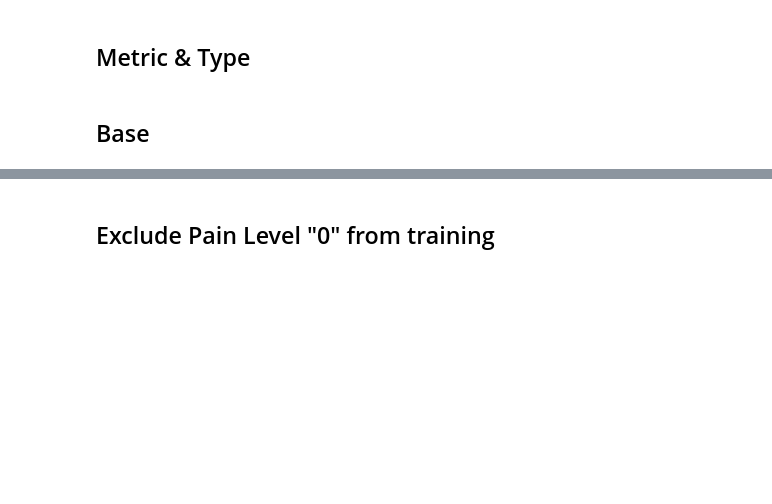
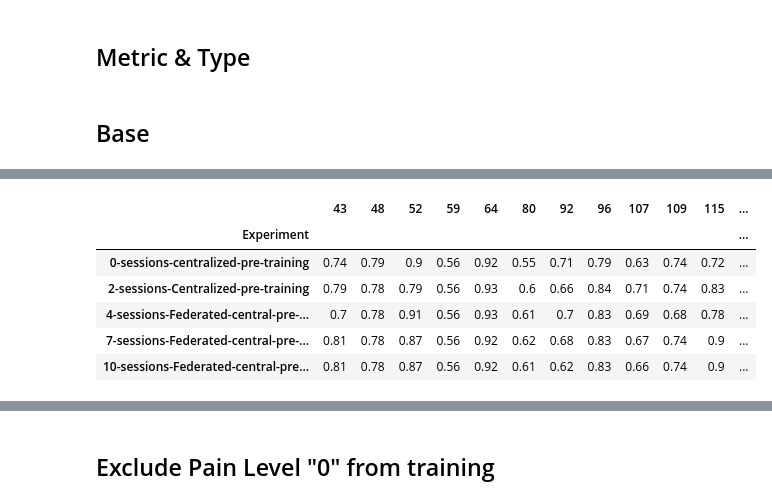
Before and after one commit to ntobis/federated-machine-learning, a Jupyter notebook: Notebooks/Table Preparation.ipynb, the cells around one changed output, grey strips where cells are left out. Saved outputs shown, nothing was run; the diff lists cells and outputs as text; code cells hidden in the pictures; blank space fills up the shorter version.

```diff
--- a/Notebooks/Table Preparation.ipynb
+++ b/Notebooks/Table Preparation.ipynb
@@ -31,3 +91,15 @@ view_by = 'person'
+# %%
+EXPERIMENT = os.path.join(RESULTS, 'NEW', '132 - Seed 132 - Sessions NEW')
+results['Base'] = rE.results_table(EXPERIMENT, metric, view_by, subjects, pivot)
+results['Base']
+# %% [output]
+|  | 43 | 48 | 52 | 59 | 64 | 80 | 92 | 96 | 107 | 109 | 115 | ... |
+| Experiment |  |  |  |  |  |  |  |  |  |  |  | ... |
+| 0-sessions-centralized-pre-training | 0.74 | 0.79 | 0.9 | 0.56 | 0.92 | 0.55 | 0.71 | 0.79 | 0.63 | 0.74 | 0.72 | ... |
+| 2-sessions-Centralized-pre-training | 0.79 | 0.78 | 0.79 | 0.56 | 0.93 | 0.6 | 0.66 | 0.84 | 0.71 | 0.74 | 0.83 | ... |
+| 4-sessions-Federated-central-pre-... | 0.7 | 0.78 | 0.91 | 0.56 | 0.93 | 0.61 | 0.7 | 0.83 | 0.69 | 0.68 | 0.78 | ... |
+| 7-sessions-Federated-central-pre-... | 0.81 | 0.78 | 0.87 | 0.56 | 0.92 | 0.62 | 0.68 | 0.83 | 0.67 | 0.74 | 0.9 | ... |
+| 10-sessions-Federated-central-pre... | 0.81 | 0.78 | 0.87 | 0.56 | 0.92 | 0.61 | 0.62 | 0.83 | 0.66 | 0.74 | 0.9 | ... |
 # %%
 EXPERIMENT = os.path.join(RESULTS, '1 - CNN - Base')
 results['Base'] = rE.results_table(EXPERIMENT, metric, view_by, subjects, pivot)
```
Also changed, not shown: parts of 7 cells of this notebook, 2 other files.
